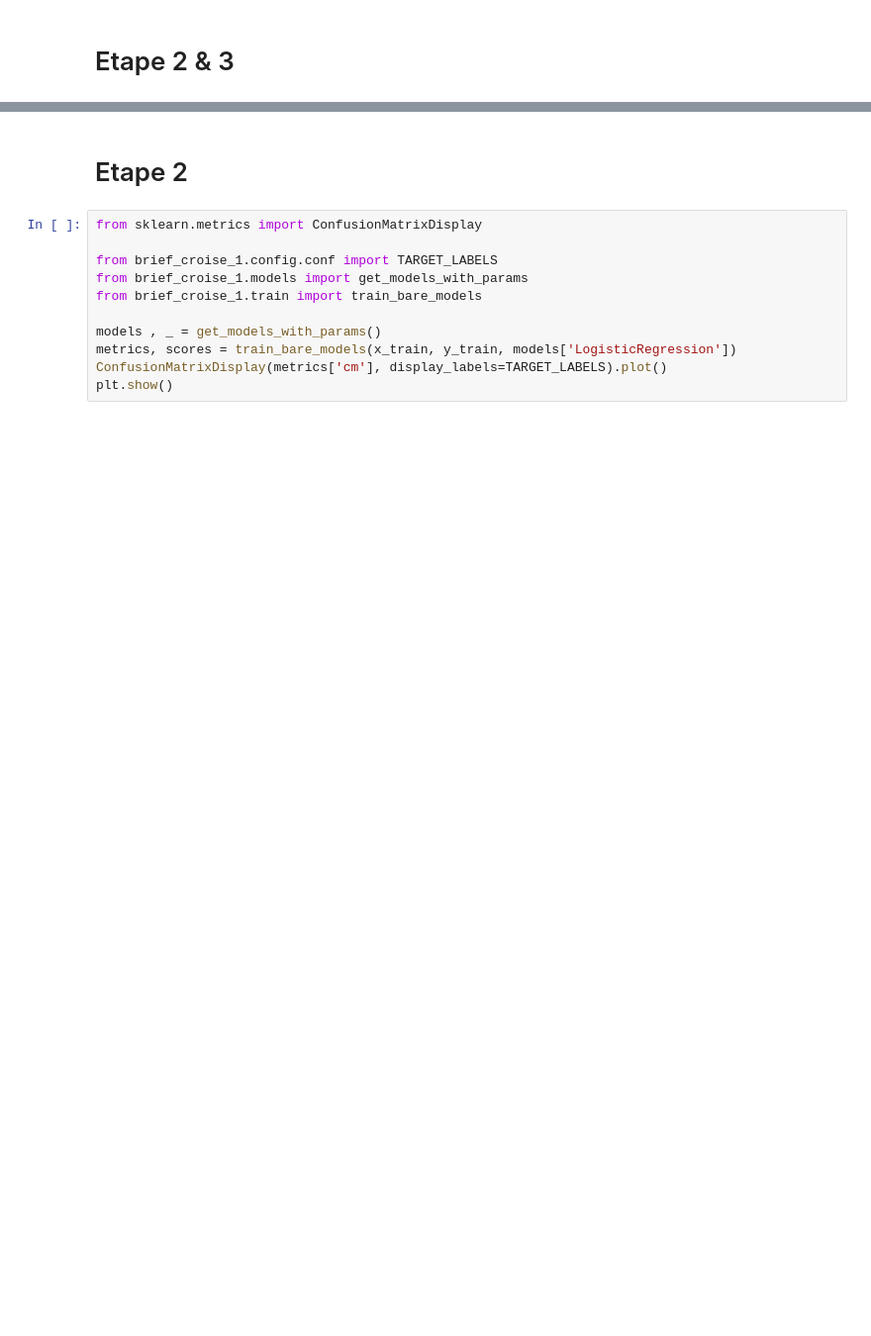
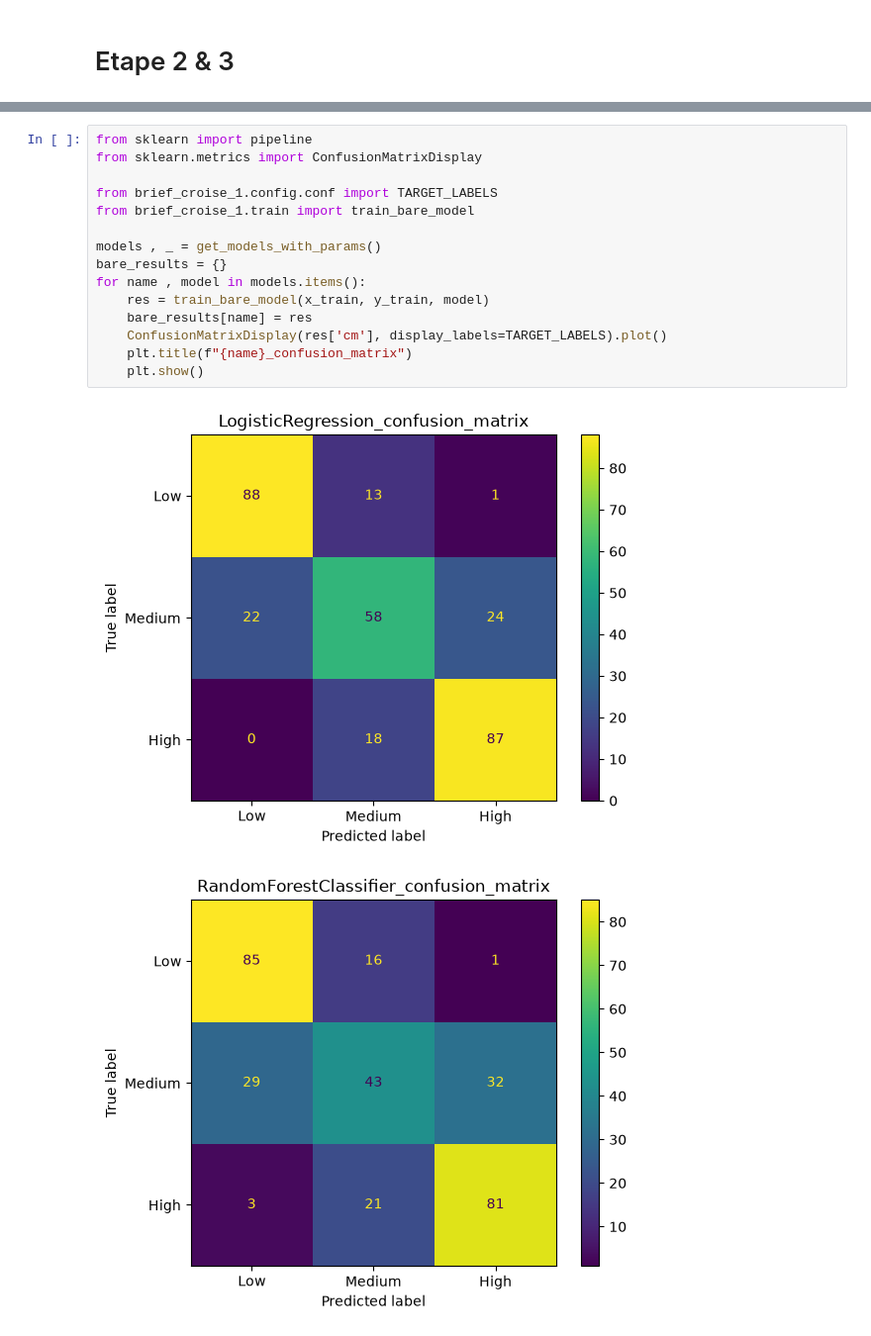
Before and after one commit to MohammedBentalb/Lantern, a Jupyter notebook: notebooks/eda.ipynb, the cells around one changed output, grey strips where cells are left out. Shown at 99% size. Saved outputs shown, nothing was run; the diff lists cells and outputs as text; blank space fills up the shorter version.

Commit message:
refactor: simplify the training functions, save plots and metrics paths to artifacts, and update the eda notebook to use them

```diff
--- a/notebooks/eda.ipynb
+++ b/notebooks/eda.ipynb
@@ -115,13 +343,18 @@ grids_summary.sort_values(by=['recall', 'f1'], ascending=False)
-# %% [markdown]
-# Etape 2
 # %%
+from sklearn import pipeline
 from sklearn.metrics import ConfusionMatrixDisplay
 
 from brief_croise_1.config.conf import TARGET_LABELS
-from brief_croise_1.models import get_models_with_params
-from brief_croise_1.train import train_bare_models
+from brief_croise_1.train import train_bare_model
 
 models , _ = get_models_with_params()
-metrics, scores = train_bare_models(x_train, y_train, models['LogisticRegression'])
-ConfusionMatrixDisplay(metrics['cm'], display_labels=TARGET_LABELS).plot()
-plt.show()
+bare_results = {}
+for name , model in models.items():
+    res = train_bare_model(x_train, y_train, model)
+    bare_results[name] = res
+    ConfusionMatrixDisplay(res['cm'], display_labels=TARGET_LABELS).plot()
+    plt.title(f"{name}_confusion_matrix")
+    plt.show()
+# %% [output]
+[figure, added]
+[figure, added]
```
Also changed, not shown: parts of 19 cells of this notebook, 6 other files.
